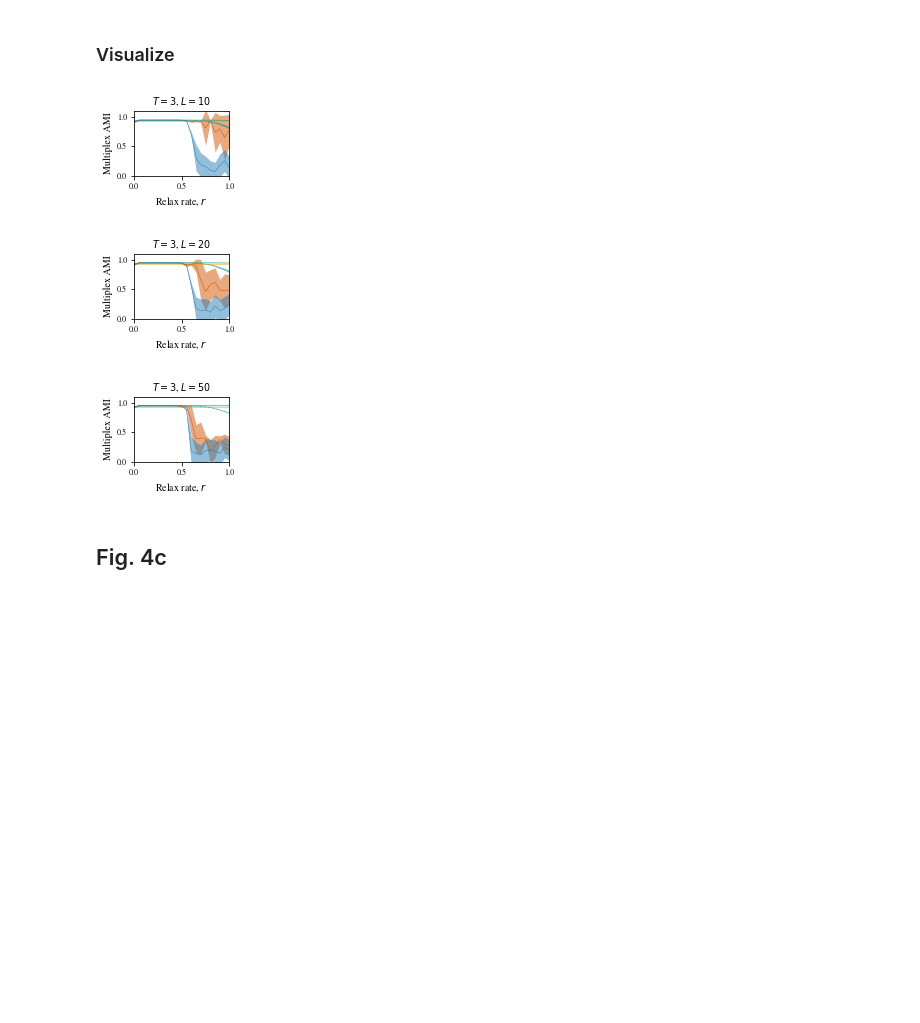
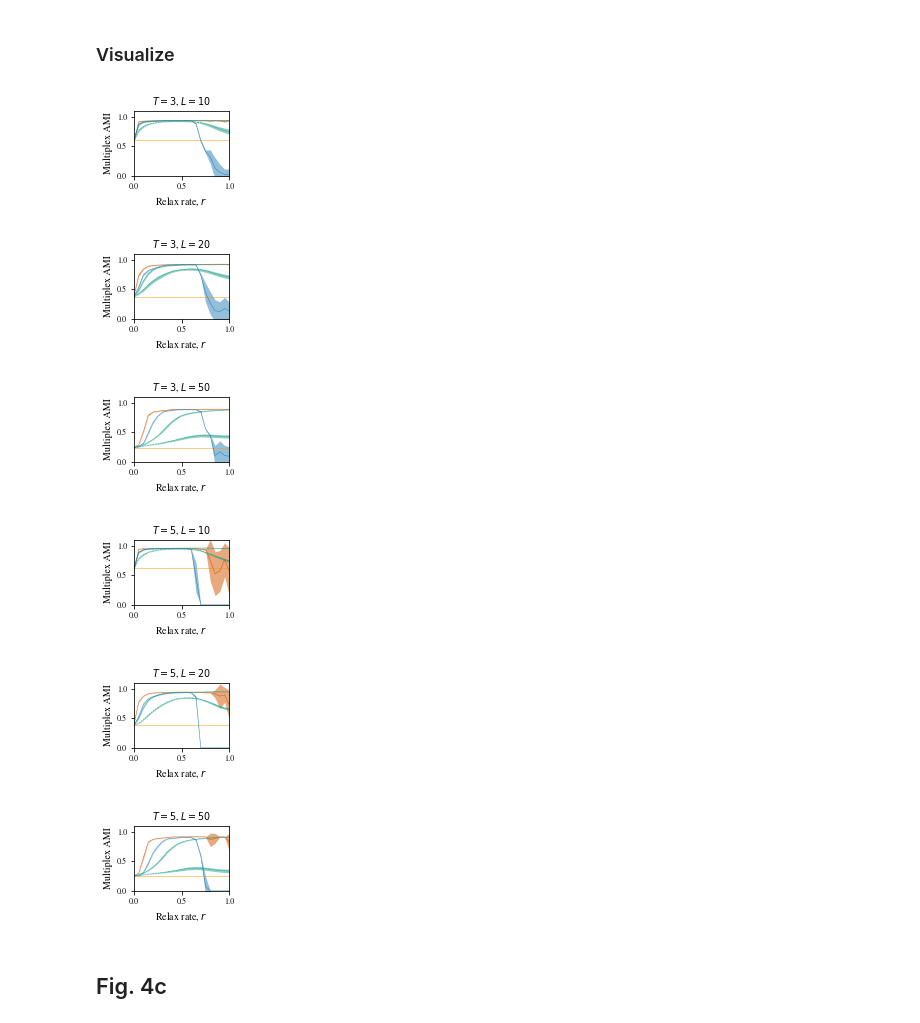
Before and after one commit to ulfaslak/git-github.com-ulfaslak-code-intermittent-communities_public, a Jupyter notebook: intermittent_communities.ipynb, the cells around one changed output. Cells and saved outputs as stored; diff of their text form; code cells hidden in the pictures; blank space fills up the shorter version.

```diff
--- a/intermittent_communities.ipynb
+++ b/intermittent_communities.ipynb
@@ -207,8 +208,8 @@ for i, L in enumerate(L_arr, 1):
 
     sims = []
     for _ in range(L*(L-1)/2):
-        G_sample1 = sample_from_graph(G, 1./L)
-        G_sample2 = sample_from_graph(G, 1./L)
+        G_sample1 = sample_from_graph(G, 1./np.sqrt(L))
+        G_sample2 = sample_from_graph(G, 1./np.sqrt(L))
         sims.extend(jssim_dist(G_sample1, G_sample2, nodes=G.nodes()))
 
     plt.subplot(2, len(L_arr), i)
@@ -351,8 +354,7 @@ n_procs = 56
 n_iter = 10
 
 # Run experiments
-#for T in [1, 3, 10, 20]:
-for T in [10]:
+for T in [1, 3, 10, 20]:
     [
         globals()["NFC_T%d" % T],
         globals()["FC_T%d" % T],
@@ -396,13 +395,13 @@ for T in [1, 3, 10, 20]:
     confidence_intervals(X, globals()["NC_T%d" % T], c="#f39c12", label="NC", lw=0.5)
 
     plt.xlim(1, max(L_arr))
-    plt.ylim(0.9, 1.1)
+    plt.ylim(0, 1.1)
 
     plt.title("$T$ = %d, $r = 0.25$" % T)
     plt.xlabel("Mode samples, $L$")
     plt.ylabel("Multiplex AMI")
 
     plt.legend(loc="upper right", fontsize=5, frameon=False)
-    #plt.savefig("figures/Fig4deT%d.pdf" % T)
+    plt.savefig("%s/Fig4deT%d.pdf" % (figures_folder, T))
     plt.show()
 # %% [output]
@@ -539,8 +537,7 @@ n_procs = 56
 n_iter = 10
 
 # Technical parameters
-#for T in [3, 10, 20, 50]:
-for T in [3]:
+for T in [3, 5]:
     for L in [10, 20, 50]:
         [
             globals()["NFC_T%dL%d" % (T, L)],
@@ -570,30 +567,32 @@ for T in [3]:
 # %% [markdown]
 ### Visualize
 # %%
-#for T in [3, 10, 20, 50]:
-for T in [3]:
+for T in [3, 5]:
     for L in [10, 20, 50]:
         plt.figure(None, figsize=(3.42/2.0, 1.2), frameon=False)
 
         plt.plot(r_arr, [np.mean(globals()['NC_T%dL%d' % (T, L)])]*len(r_arr), c="#f39c12", lw=0.5)
         confidence_intervals([r_arr], globals()['NFC_T%dL%d' % (T, L)], c="#d35400", label=T, lw=0.5)
         confidence_intervals([r_arr], globals()['AC_T%dL%d' % (T, L)], c="#16a085", label=T, lw=0.5)
         confidence_intervals([r_arr], globals()['ACshuf_T%dL%d' % (T, L)], c="#16a085", label=T, lw=0.5, ls="--")
         confidence_intervals([r_arr], globals()['FC_T%dL%d' % (T, L)], c="#2980b9", label=T, lw=0.5)
 
         plt.xlim(0, 1.0)
         plt.ylim(0, 1.1)
 
         plt.title("$T=%d$, $L=%d$" % (T, L))
         plt.xlabel("Relax rate, $r$")
         plt.ylabel("Multiplex AMI")
 
-        plt.savefig("figures/Fig4bT%dL%d.pdf" % (T, L))
+        plt.savefig("%s/Fig4bT%dL%d.pdf" % (figures_folder, T, L))
         plt.show()
 # %% [output]
-[figure, old version]
+[figure, new version]
-[figure, old version]
+[figure, new version]
-[figure, old version]
+[figure, new version]
+[figure, added]
+[figure, added]
+[figure, added]
 # %% [markdown]
 ## Fig. 4c
 # %% [markdown]
```
Also changed, not shown: parts of 8 cells of this notebook, 33 other files.
